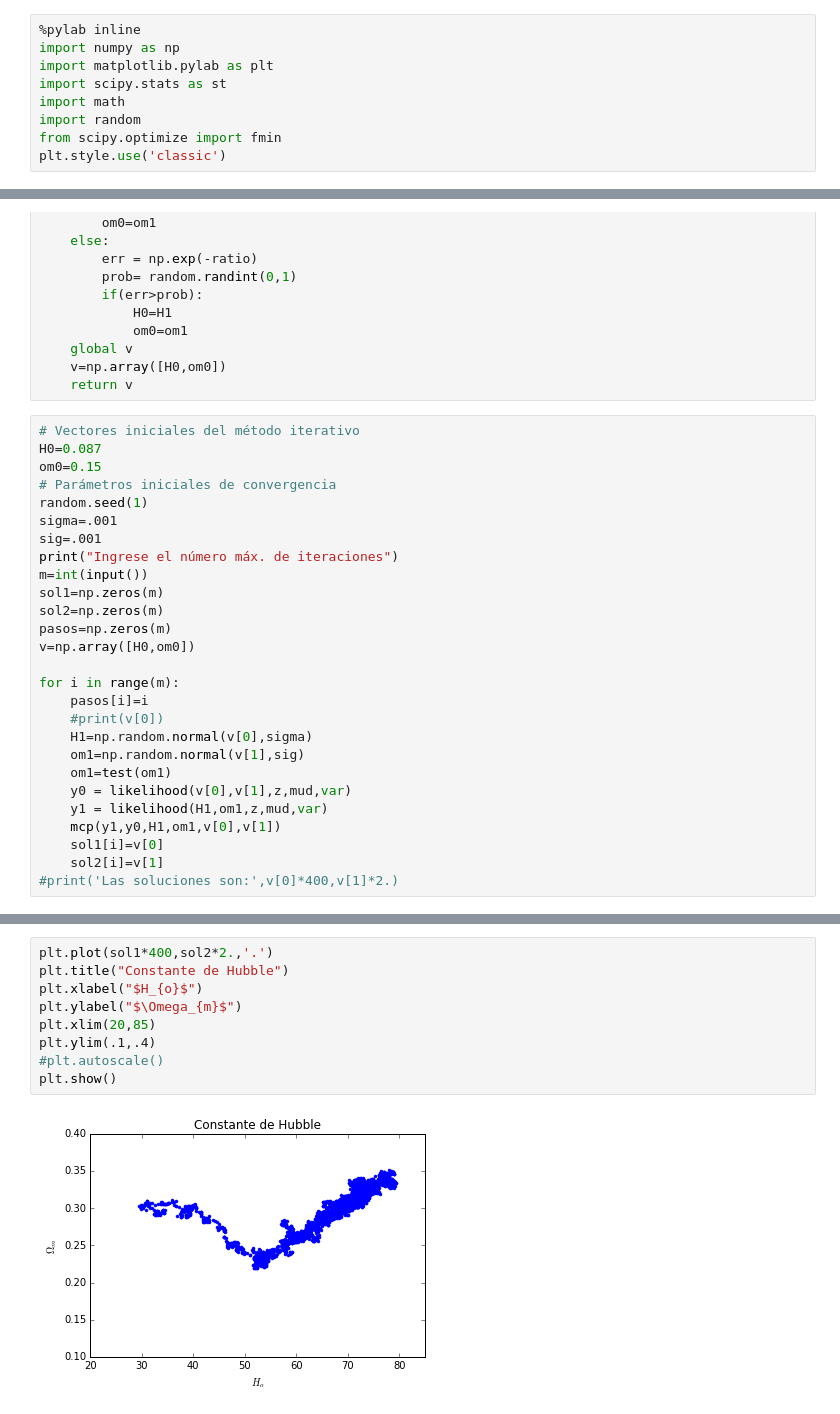
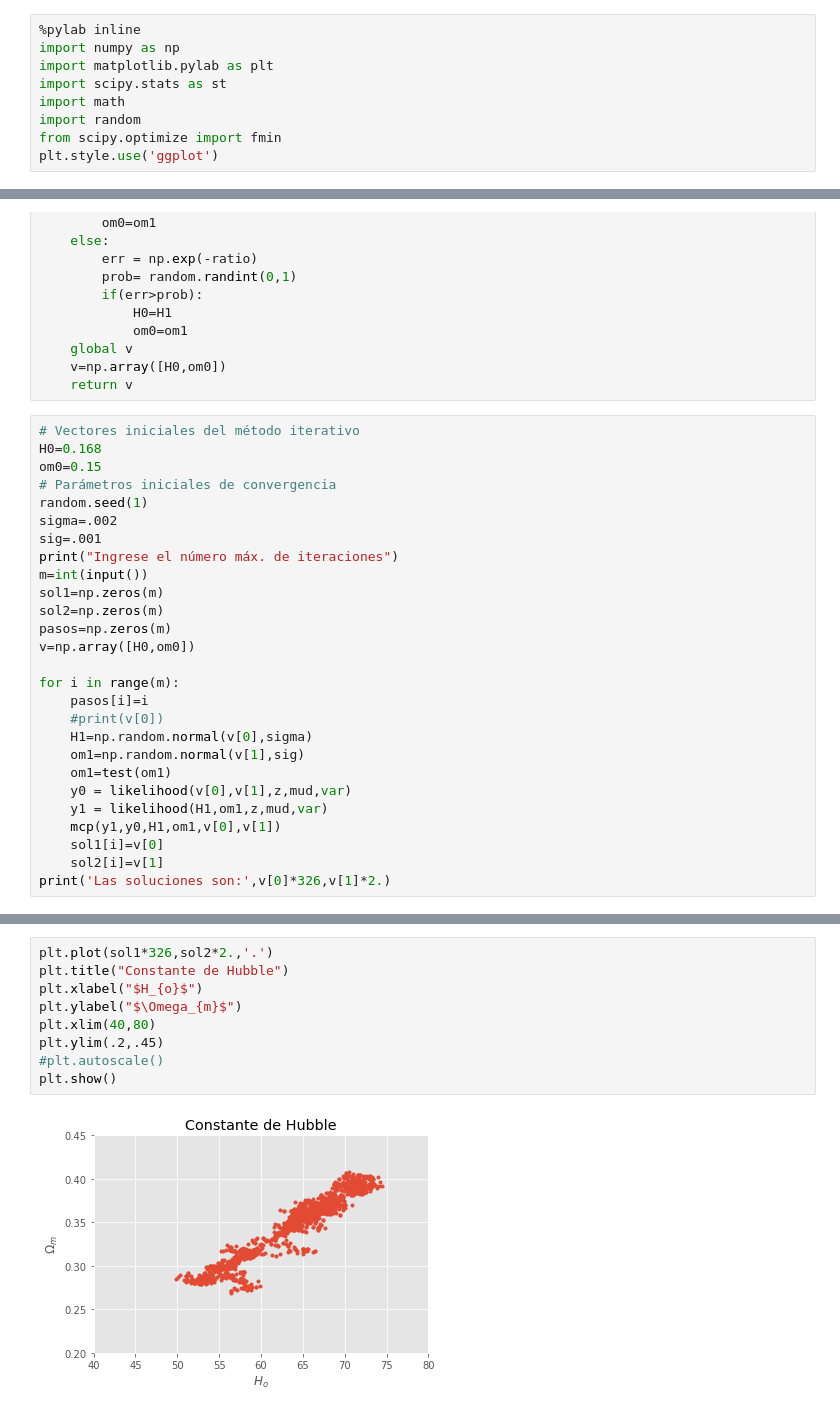
Before and after one commit to CosmoStats/cosmostats2018-jzsmoreno, a Jupyter notebook: Sep/CHubble.ipynb, the cells around one changed output, grey strips where cells are left out. Drawn from its saved outputs; the diff is of its cells as text.

```diff
--- a/Sep/CHubble.ipynb
+++ b/Sep/CHubble.ipynb
@@ -10,7 +10,7 @@ import scipy.stats as st
 import math
 import random
 from scipy.optimize import fmin
-plt.style.use('classic')
+plt.style.use('ggplot')
 # %% [output]
 Populating the interactive namespace from numpy and matplotlib
 # %%
@@ -117,11 +118,11 @@ def mcp(y1,y0,H1,om1,H0,om0):
     return v
 # %%
 # Vectores iniciales del método iterativo
-H0=0.087
+H0=0.168
 om0=0.15
 # Parámetros iniciales de convergencia
 random.seed(1)
-sigma=.001
+sigma=.002
 sig=.001
 print("Ingrese el número máx. de iteraciones")
 m=int(input())
@@ -141,6 +142,6 @@ for i in range(m):
     mcp(y1,y0,H1,om1,v[0],v[1])
     sol1[i]=v[0]
     sol2[i]=v[1]
-#print('Las soluciones son:',v[0]*400,v[1]*2.)
+print('Las soluciones son:',v[0]*326,v[1]*2.)
 # %% [output]
 Ingrese el número máx. de iteraciones
@@ -148,11 +150,11 @@ Ingrese el número máx. de iteraciones
 # %%
-plt.plot(sol1*400,sol2*2.,'.')
+plt.plot(sol1*326,sol2*2.,'.')
 plt.title("Constante de Hubble")
 plt.xlabel("$H_{o}$")
 plt.ylabel("$\Omega_{m}$")
-plt.xlim(20,85)
-plt.ylim(.1,.4)
+plt.xlim(40,80)
+plt.ylim(.2,.45)
 #plt.autoscale()
 plt.show()
 # %% [output]
-[figure, old version]
+[figure, new version]
```
Also changed, not shown: parts of 3 cells of this notebook.
